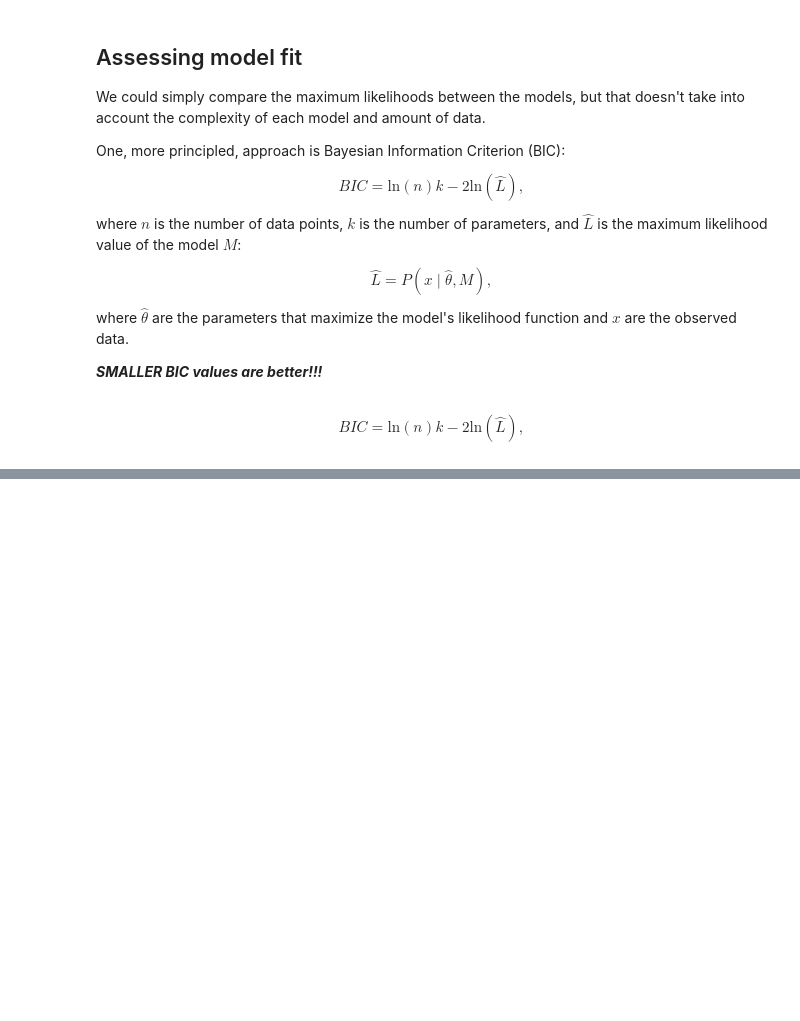
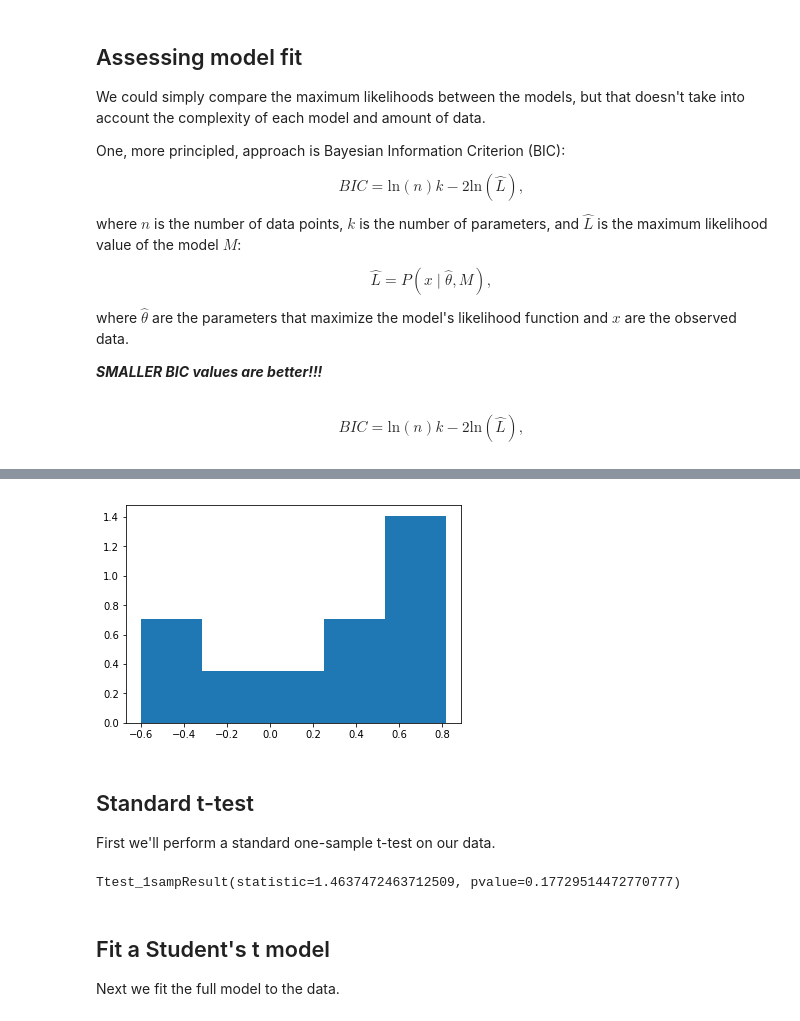
Before and after one commit to compmem/QuantCog, a Jupyter notebook: notebooks/03_Data_As_A_Random_Variable.ipynb, the cells around one changed output, grey strips where cells are left out. Saved outputs shown, nothing was run; the diff lists cells and outputs as text; code cells hidden in the pictures; blank space fills up the shorter version.

Commit message:
Add in t-test example

```diff
--- a/notebooks/03_Data_As_A_Random_Variable.ipynb
+++ b/notebooks/03_Data_As_A_Random_Variable.ipynb
@@ -328,0 +379,23 @@ np.exp((bic_1 - bic_0)/2.)
+# %%
+# generate some data that may or may not be significantly different from zero
+A = dists.normal(.3, .5).rvs(10)
+
+# plot it
+plt.hist(A, bins='auto', density=True);
+# %% [output]
+[figure, added]
+# %% [markdown]
+## Standard t-test
+
+First we'll perform a standard one-sample t-test on our data.
+# %%
+# do a one-sample t-test
+import scipy.stats as stats
+
+stats.ttest_1samp(A, 0.0)
+# %% [output]
+Ttest_1sampResult(statistic=1.4637472463712509, pvalue=0.17729514472770777)
+# %% [markdown]
+## Fit a Student's t model
+
+Next we fit the full model to the data.
```
Also changed, not shown: parts of 16 cells of this notebook.
